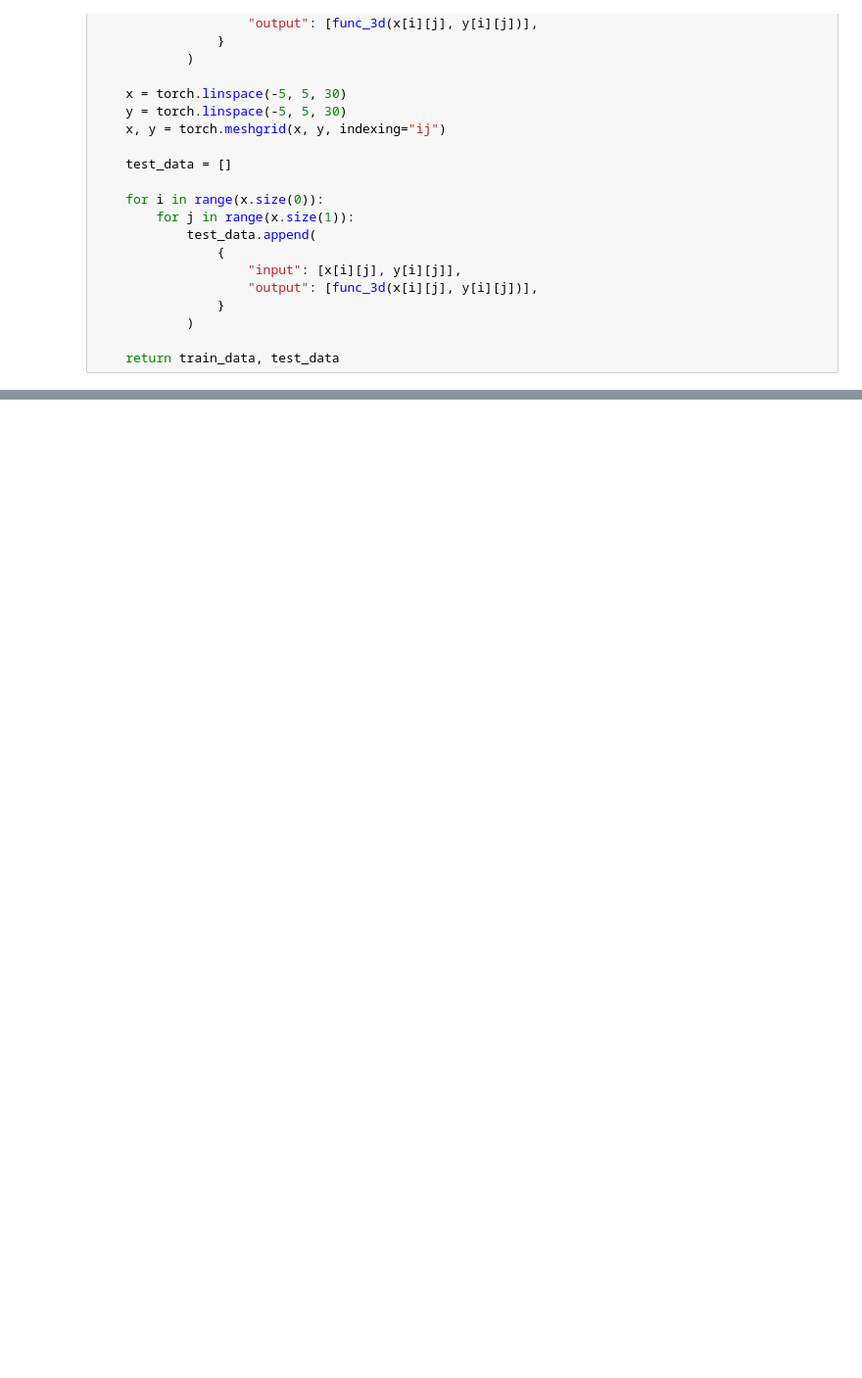
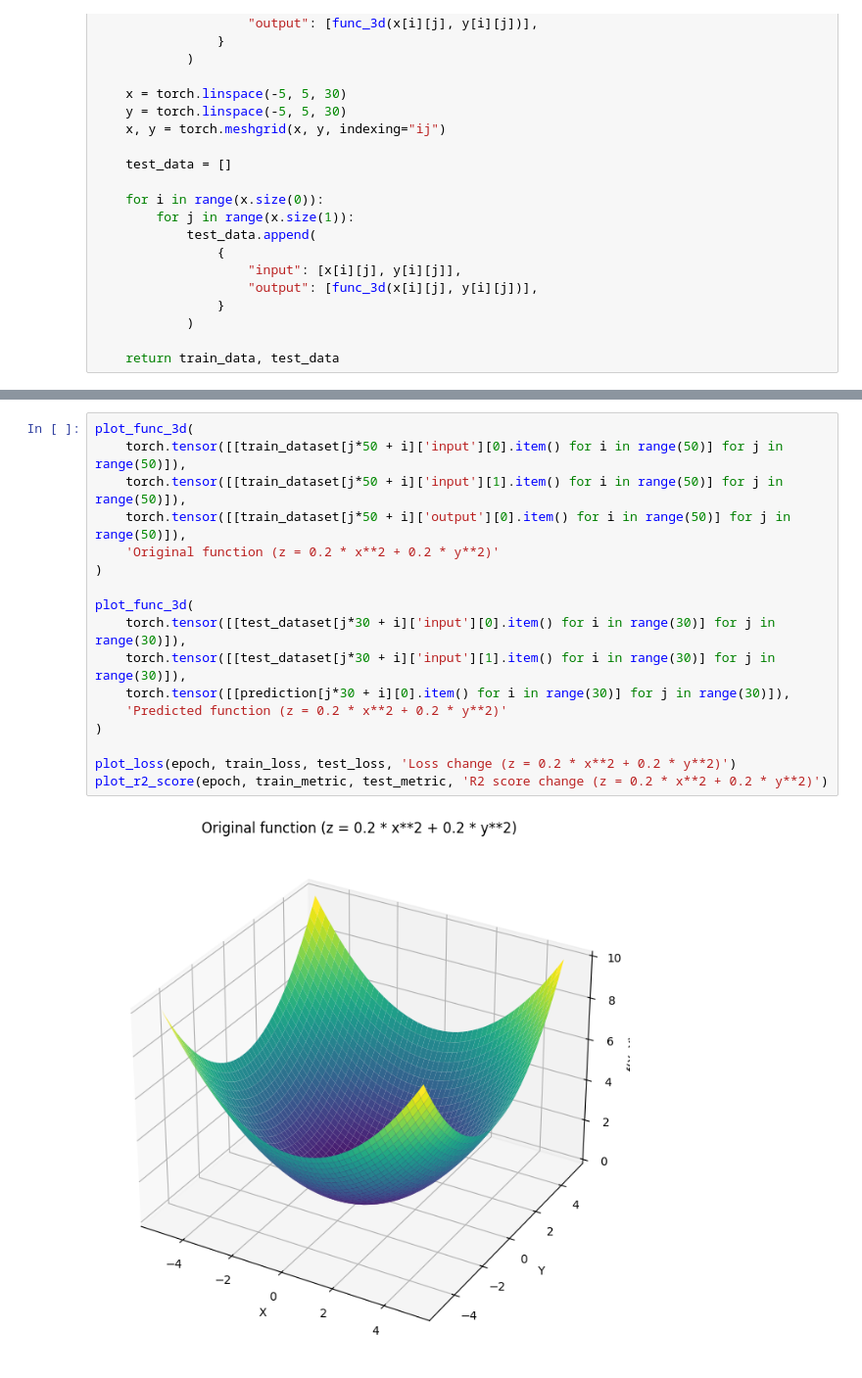
Before and after one commit to Vladfsociety/vladk-neural-network, a Jupyter notebook: notebooks/regression.ipynb, the cells around one changed output, grey strips where cells are left out. Shown at 98% size. Saved outputs shown, nothing was run; the diff lists cells and outputs as text; blank space fills up the shorter version.

Commit message:
clean folders, add notebooks with tests and illustrations

```diff
--- a/notebooks/regression.ipynb
+++ b/notebooks/regression.ipynb
@@ -264,0 +328,19 @@ plot_r2_score(epoch, train_metric, test_metric, 'R2 score change (y = 0.5 * x**2
+# %%
+plot_func_3d(
+    torch.tensor([[train_dataset[j*50 + i]['input'][0].item() for i in range(50)] for j in range(50)]),
+    torch.tensor([[train_dataset[j*50 + i]['input'][1].item() for i in range(50)] for j in range(50)]),
+    torch.tensor([[train_dataset[j*50 + i]['output'][0].item() for i in range(50)] for j in range(50)]),
+    'Original function (z = 0.2 * x**2 + 0.2 * y**2)'
+)
+
+plot_func_3d(
+    torch.tensor([[test_dataset[j*30 + i]['input'][0].item() for i in range(30)] for j in range(30)]),
+    torch.tensor([[test_dataset[j*30 + i]['input'][1].item() for i in range(30)] for j in range(30)]),
+    torch.tensor([[prediction[j*30 + i][0].item() for i in range(30)] for j in range(30)]),
+    'Predicted function (z = 0.2 * x**2 + 0.2 * y**2)'
+)
+
+plot_loss(epoch, train_loss, test_loss, 'Loss change (z = 0.2 * x**2 + 0.2 * y**2)')
+plot_r2_score(epoch, train_metric, test_metric, 'R2 score change (z = 0.2 * x**2 + 0.2 * y**2)')
+# %% [output]
+[figure, added]
```
Also changed, not shown: parts of 18 cells of this notebook, 57 other files.
